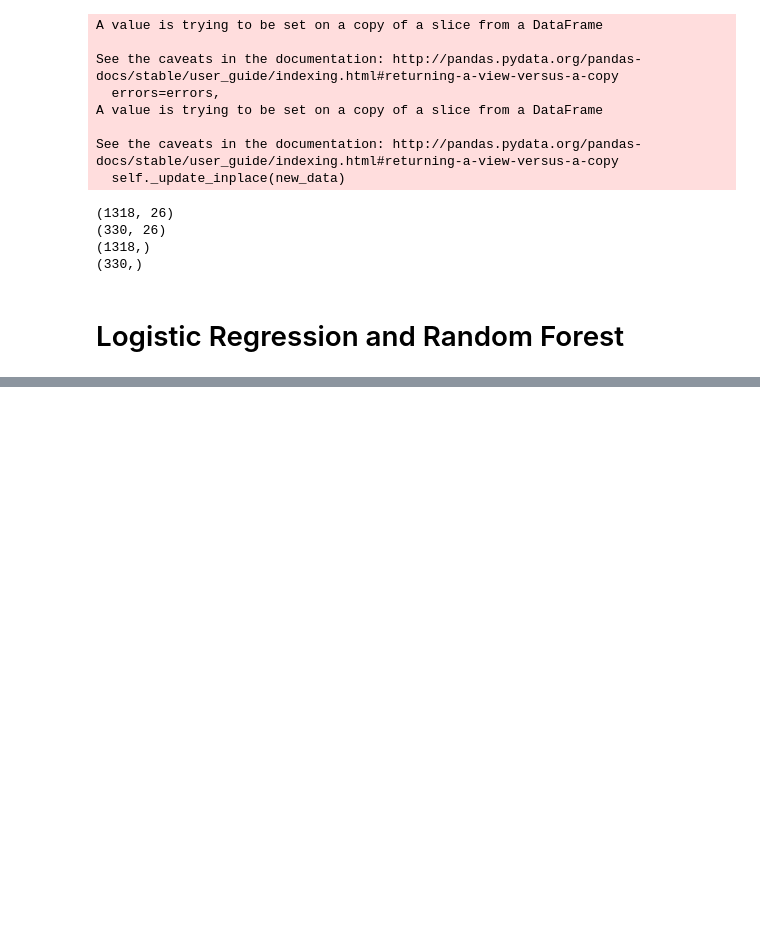
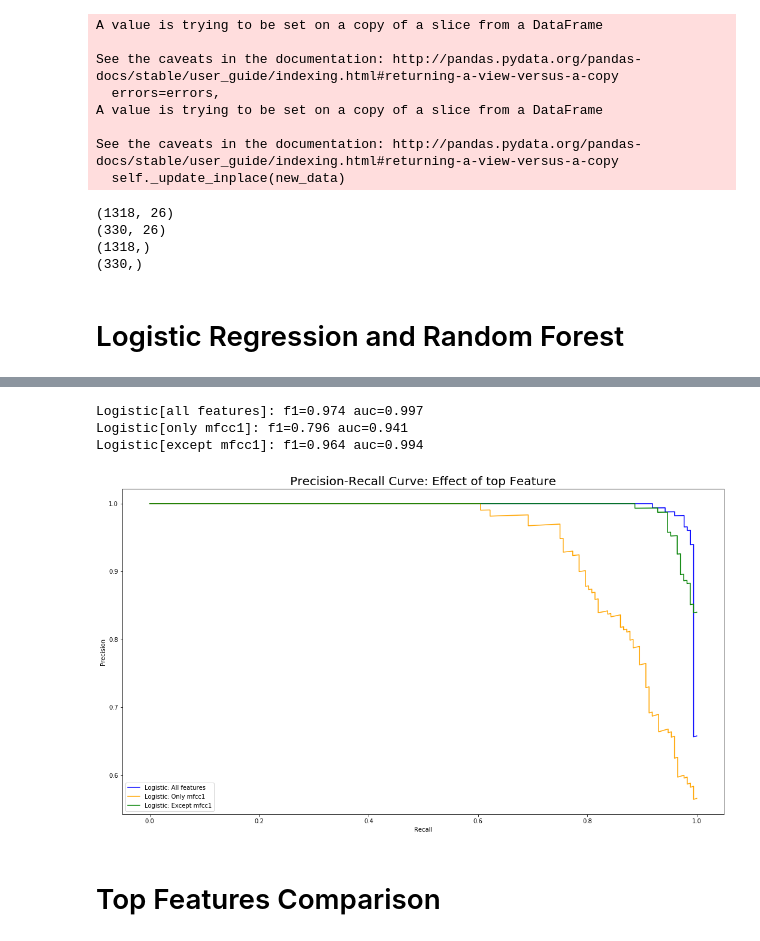
Before and after one commit to Appy011/are_you_dirty_enough, a Jupyter notebook: src/logistic_rf_models.ipynb, the cells around one changed output, grey strips where cells are left out. Cells and saved outputs as stored; diff of their text form; code cells hidden in the pictures; blank space fills up the shorter version.

```diff
--- a/src/logistic_rf_models.ipynb
+++ b/src/logistic_rf_models.ipynb
@@ -192,0 +435,48 @@ plt.show()
+# %%
+'''
+
+Plot Precision-Recall curve after fitting a model
+
+'''
+
+# predict class values
+
+lr_precision, lr_recall, _ = precision_recall_curve(y_test, lr_probs)
+lr_f1, lr_auc = f1_score(y_test, lr_pred), auc(lr_recall, lr_precision)
+
+lr_2_precision, lr_2_recall, _ = precision_recall_curve(y_2_test, lr_2_probs)
+lr_2_f1, lr_2_auc = f1_score(y_2_test, lr_2_pred), auc(lr_2_recall, lr_2_precision)
+
+lr_3_precision, lr_3_recall, _ = precision_recall_curve(y_3_test, lr_3_probs)
+lr_3_f1, lr_3_auc = f1_score(y_3_test, lr_3_pred), auc(lr_3_recall, lr_3_precision)
+
+# summarize scores
+print('Logistic[all features]: f1=%.3f auc=%.3f' % (lr_f1, lr_auc))
+print('Logistic[only mfcc1]: f1=%.3f auc=%.3f' % (lr_2_f1, lr_2_auc))
+print('Logistic[except mfcc1]: f1=%.3f auc=%.3f' % (lr_3_f1, lr_3_auc))
+
+
+# plot the precision-recall curves
+#no_skill = len(y_test[y_test==1]) / len(y_test)
+
+f5,ax5 = plt.subplots(figsize =(18,10))
+#ax5.plot([0, 1], [no_skill, no_skill], linestyle='--', label='No Skill')
+ax5.plot(lr_recall, lr_precision, label='Logistic: All features', color='blue')
+ax5.plot(lr_2_recall, lr_2_precision, label='Logistic: Only mfcc1', color='orange')
+ax5.plot(lr_3_recall, lr_3_precision, label='Logistic: Except mfcc1', color='green')
+
+
+# axis labels
+plt.xlabel('Recall')
+plt.ylabel('Precision')
+
+plt.legend()
+plt.title('Precision-Recall Curve: Effect of top Feature', fontsize=20)
+plt.show()
+# %% [output]
+Logistic[all features]: f1=0.974 auc=0.997
+Logistic[only mfcc1]: f1=0.796 auc=0.941
+Logistic[except mfcc1]: f1=0.964 auc=0.994
+[figure, added]
+# %% [markdown]
+# Top Features Comparison
```
Also changed, not shown: parts of 17 cells of this notebook, 1 other file.
